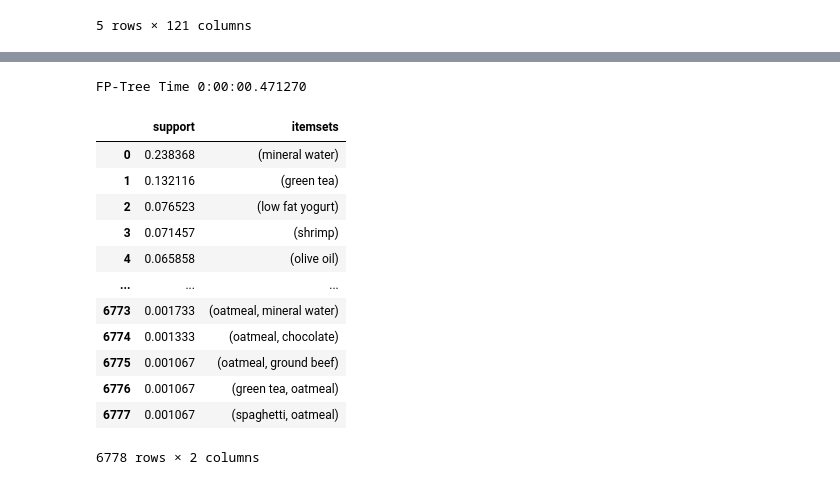
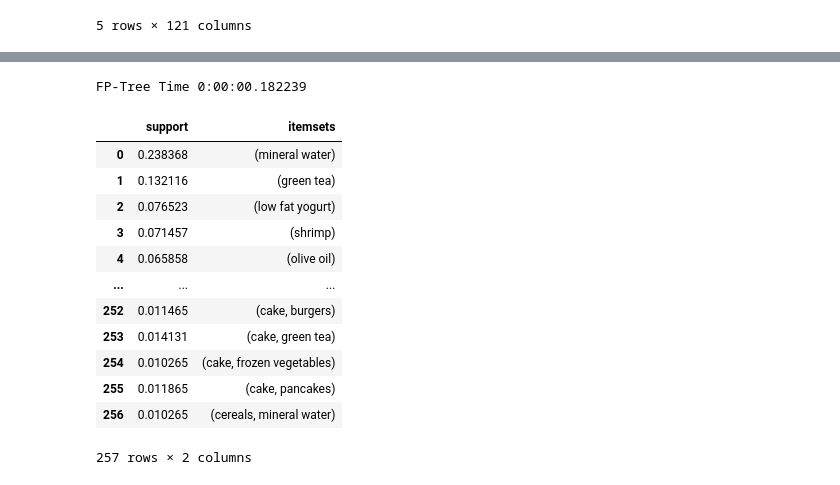
Before and after one commit to riomukhtarom/machine-learning, a Jupyter notebook: association-rules/apriori_vs_fptree.ipynb, the cells around one changed output, grey strips where cells are left out. Drawn from its saved outputs; the diff is of its cells as text; code cells hidden in the pictures.

Commit message:
update fp-tree

```diff
--- a/association-rules/apriori_vs_fptree.ipynb
+++ b/association-rules/apriori_vs_fptree.ipynb
@@ -11,3 +11,6 @@ import matplotlib.pyplot as plt
 # for market basket analysis
 from mlxtend.frequent_patterns import apriori
 from mlxtend.frequent_patterns import association_rules
+# %%
+data = pd.read_csv('Market_Basket_Optimisation.csv', header=None, names=['item_'+str(i) for i in range(1,21)])
+data.head()
@@ -17,6 +27,6 @@ drive.mount('/content/drive')
 # %%
-data = pd.read_csv('/content/drive/My Drive/dataset/Market_Basket_Optimisation.csv', header=None, names=['item_'+str(i) for i in range(1,21)])
-data.head()
+# data = pd.read_csv('/content/drive/My Drive/dataset/Market_Basket_Optimisation.csv', header=None, names=['item_'+str(i) for i in range(1,21)])
+# data.head()
 # %%
 # making each customers shopping items an identical list
 trans = []
@@ -79,29 +89,29 @@ Apriori Time 0:00:35.158663
 # %%
 from mlxtend.frequent_patterns import fpgrowth
 from datetime import datetime
 
 time_start_fp = datetime.now()
-frequent_itemsets_fp = fpgrowth(data, min_support=0.001, use_colnames=True)
+frequent_itemsets_fp = fpgrowth(data, min_support=0.01, use_colnames=True)
 time_finish_fp = datetime.now()
 duration_fp = time_finish_fp - time_start_fp
 print('FP-Tree Time', duration_fp)
 
 frequent_itemsets_fp
 # %% [output]
-FP-Tree Time 0:00:00.471270
+FP-Tree Time 0:00:00.182239
 |  | support | itemsets |
 | 0 | 0.238368 | (mineral water) |
 | 1 | 0.132116 | (green tea) |
 | 2 | 0.076523 | (low fat yogurt) |
 | 3 | 0.071457 | (shrimp) |
 | 4 | 0.065858 | (olive oil) |
 | ... | ... | ... |
-| 6773 | 0.001733 | (oatmeal, mineral water) |
-| 6774 | 0.001333 | (oatmeal, chocolate) |
-| 6775 | 0.001067 | (oatmeal, ground beef) |
-| 6776 | 0.001067 | (green tea, oatmeal) |
-| 6777 | 0.001067 | (spaghetti, oatmeal) |
+| 252 | 0.011465 | (cake, burgers) |
+| 253 | 0.014131 | (cake, green tea) |
+| 254 | 0.010265 | (cake, frozen vegetables) |
+| 255 | 0.011865 | (cake, pancakes) |
+| 256 | 0.010265 | (cereals, mineral water) |
-6778 rows × 2 columns
+257 rows × 2 columns
 # %%
 from mlxtend.frequent_patterns import association_rules
 
```
Also changed, not shown: parts of 6 cells of this notebook.
